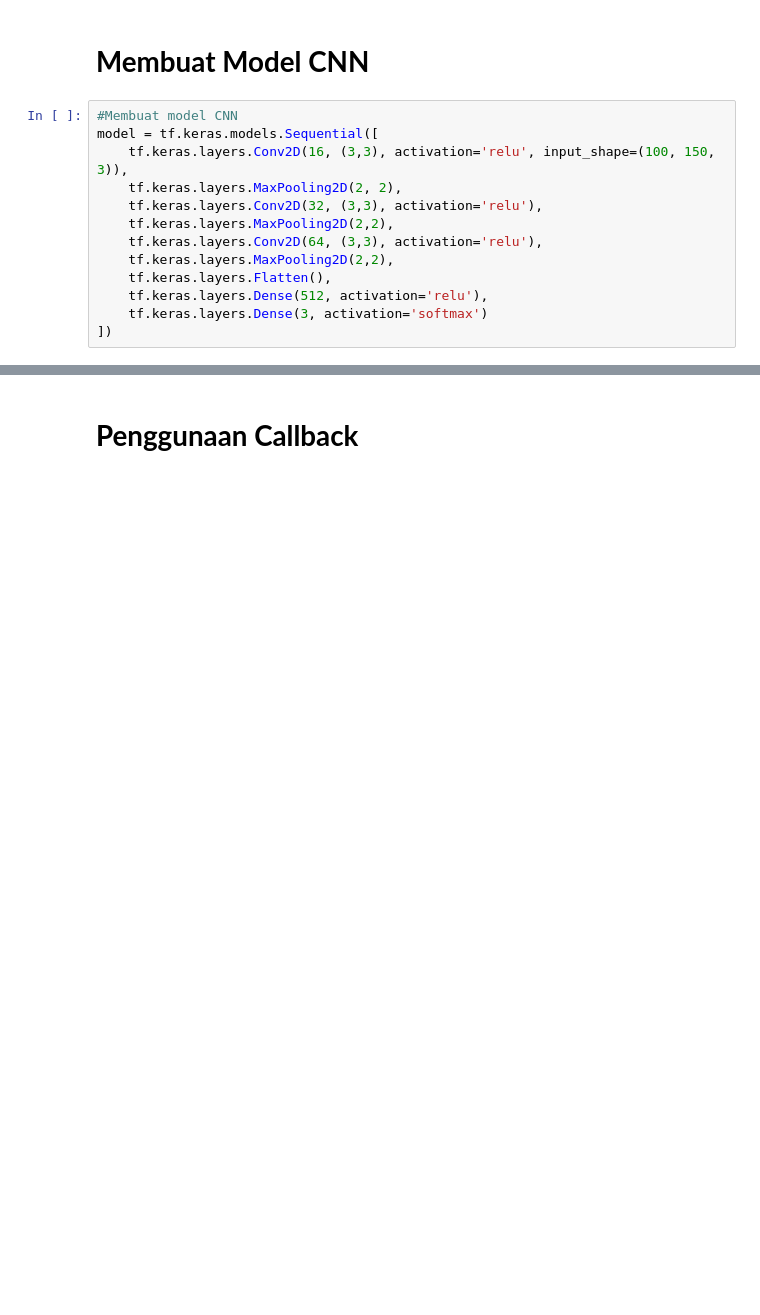
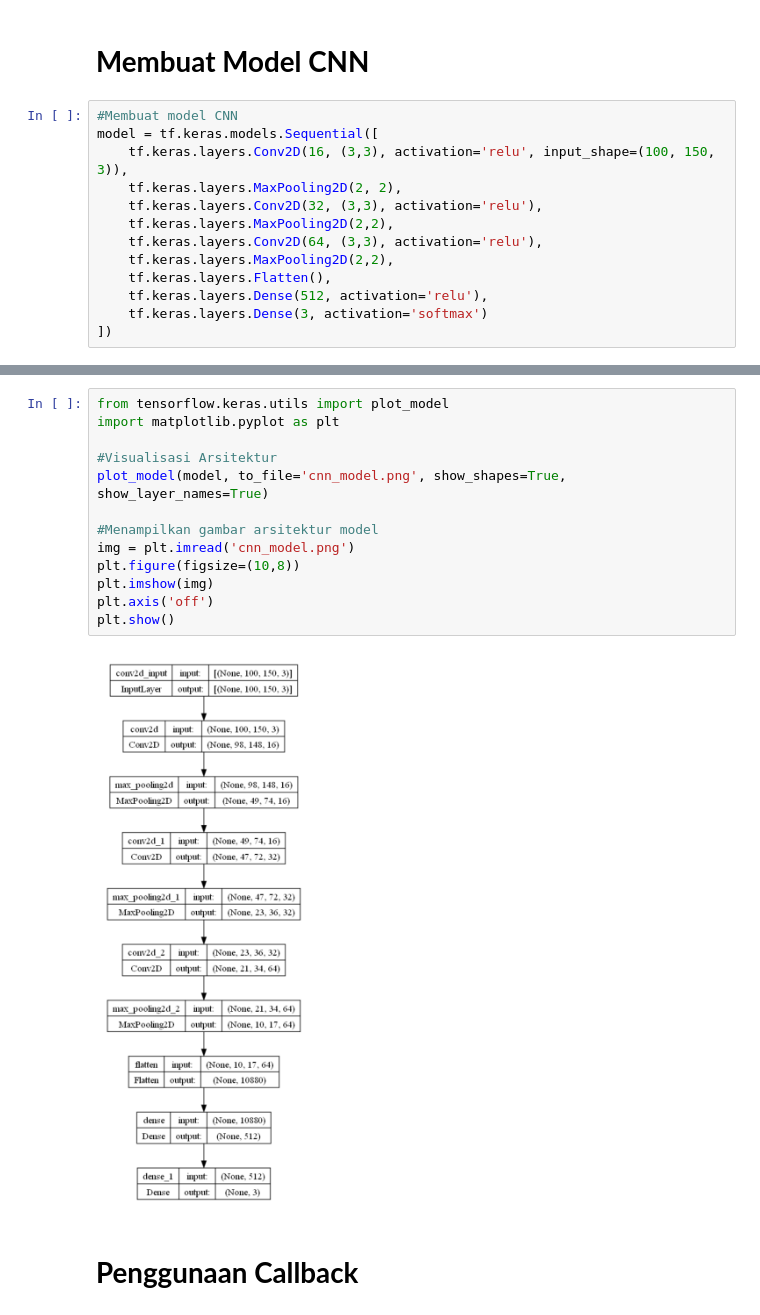
Before and after one commit to el-thobhy/Image-Classification-Project-1, a Jupyter notebook: Image Classification.ipynb, the cells around one changed output, grey strips where cells are left out. Drawn from its saved outputs; the diff is of its cells as text; blank space fills up the shorter version.

Commit message:
add image plot model

```diff
--- a/Image Classification.ipynb
+++ b/Image Classification.ipynb
@@ -102,4 +102,19 @@ Non-trainable params: 0
 _________________________________________________________________
+# %%
+from tensorflow.keras.utils import plot_model
+import matplotlib.pyplot as plt
+
+#Visualisasi Arsitektur
+plot_model(model, to_file='cnn_model.png', show_shapes=True, show_layer_names=True)
+
+#Menampilkan gambar arsitektur model
+img = plt.imread('cnn_model.png')
+plt.figure(figsize=(10,8))
+plt.imshow(img)
+plt.axis('off')
+plt.show()
+# %% [output]
+[figure, added]
 # %% [markdown]
 # **Penggunaan Callback**
 # %%
```
Also changed, not shown: parts of 1 cell of this notebook, 1 other file.
